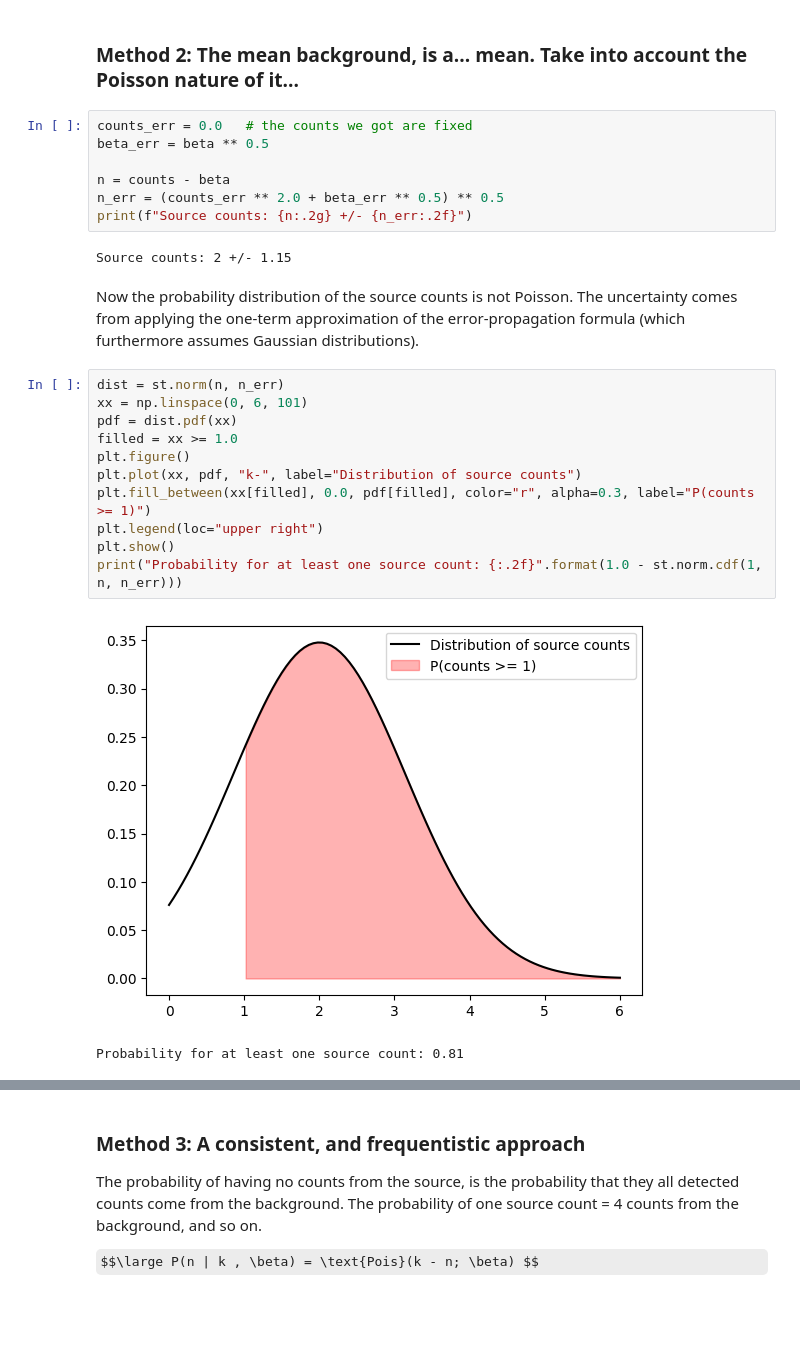
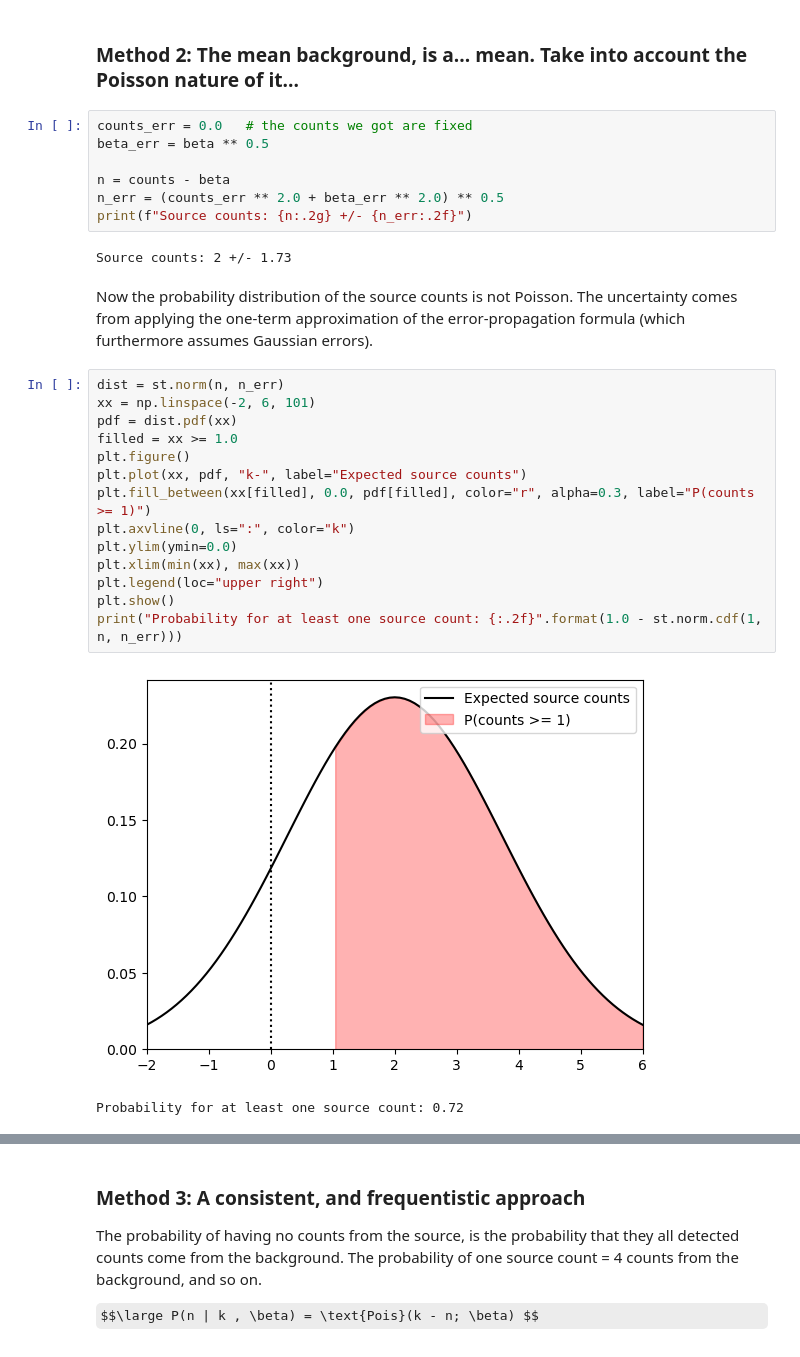
Before and after one commit to astrostatistics-in-crete/2023_summer_school, a Jupyter notebook: Bayesian/Bayesian_Intro.ipynb, the cells around one changed output, grey strips where cells are left out. Cells and saved outputs as stored; diff of their text form; some formulas as TeX source; blank space fills up the shorter version.

```diff
--- a/Bayesian/Bayesian_Intro.ipynb
+++ b/Bayesian/Bayesian_Intro.ipynb
@@ -474,24 +474,27 @@ counts_err = 0.0   # the counts we got are fixed
 beta_err = beta ** 0.5
 
 n = counts - beta
-n_err = (counts_err ** 2.0 + beta_err ** 0.5) ** 0.5
+n_err = (counts_err ** 2.0 + beta_err ** 2.0) ** 0.5
 print(f"Source counts: {n:.2g} +/- {n_err:.2f}")
 # %% [output]
-Source counts: 2 +/- 1.15
+Source counts: 2 +/- 1.73
 # %% [markdown]
-Now the probability distribution of the source counts is not Poisson. The uncertainty comes from applying the one-term approximation of the error-propagation formula (which furthermore assumes Gaussian distributions).
+Now the probability distribution of the source counts is not Poisson. The uncertainty comes from applying the one-term approximation of the error-propagation formula (which furthermore assumes Gaussian errors).
 # %%
 dist = st.norm(n, n_err)
-xx = np.linspace(0, 6, 101)
+xx = np.linspace(-2, 6, 101)
 pdf = dist.pdf(xx)
 filled = xx >= 1.0
 plt.figure()
-plt.plot(xx, pdf, "k-", label="Distribution of source counts")
+plt.plot(xx, pdf, "k-", label="Expected source counts")
 plt.fill_between(xx[filled], 0.0, pdf[filled], color="r", alpha=0.3, label="P(counts >= 1)")
+plt.axvline(0, ls=":", color="k")
+plt.ylim(ymin=0.0)
+plt.xlim(min(xx), max(xx))
 plt.legend(loc="upper right")
 plt.show()
 print("Probability for at least one source count: {:.2f}".format(1.0 - st.norm.cdf(1, n, n_err)))
 # %% [output]
-[figure, old version]
+[figure, new version]
-Probability for at least one source count: 0.81
+Probability for at least one source count: 0.72
 # %% [markdown]
```
Also changed, not shown: parts of 15 cells of this notebook.
